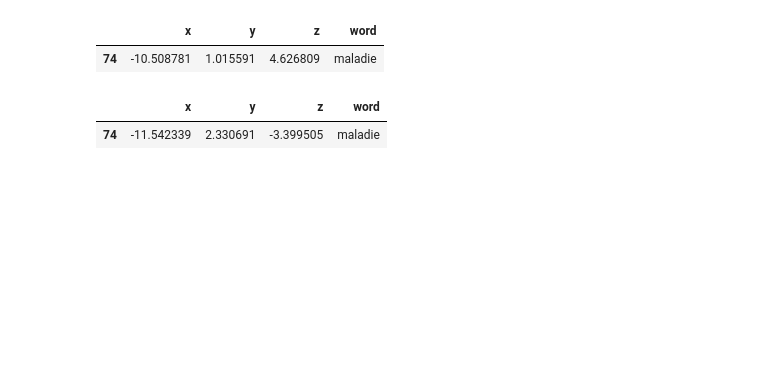
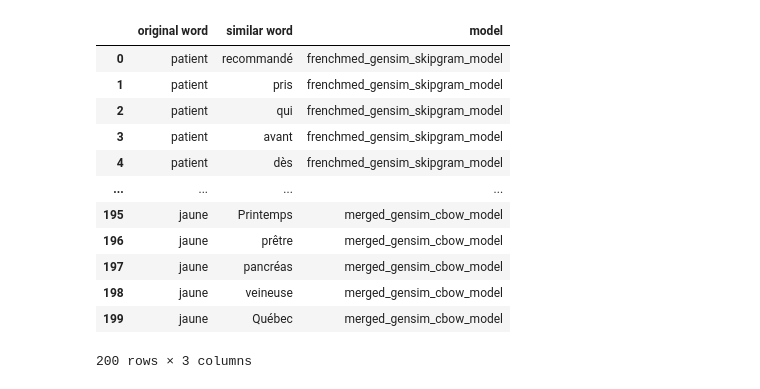
Before and after one commit to Dorin-D/m2-paris-saclay, a Jupyter notebook: textminingchatbots/embedding_style/compute_embeddings.ipynb, the cells around one changed output. Drawn from its saved outputs; the diff is of its cells as text; code cells hidden in the pictures; blank space fills up the shorter version.

```diff
--- a/textminingchatbots/embedding_style/compute_embeddings.ipynb
+++ b/textminingchatbots/embedding_style/compute_embeddings.ipynb
@@ -79,18 +79,23 @@ merged_gensim_cbow_model.train(merged_file, epochs=10, total_words=merged_gensim
 words = ["patient", "traitement", "maladie", "solution", "jaune"]
 
 dictionary_similarities = {}
+
 for word in words:
     dictionary_similarities[word] = {
-        #yes I could've used a dictionary to get all the models, but I wanted to keep it not simple to piss off my teammate
-        "frenchmed_skipgram": [elements[1] for elements in frenchmed_skipgram_model.get_nearest_neighbors(word)] if word in frenchmed_skipgram_model.get_words() else "NaN",
-        "merged_skipgram": [elements[1] for elements in merged_skipgram_model.get_nearest_neighbors(word)] if word in merged_skipgram_model.get_words() else "NaN",
-        "frenchmed_cbow": [elements[1] for elements in frenchmed_cbow_model.get_nearest_neighbors(word)] if word in frenchmed_cbow_model.get_words() else "NaN",
-        "merged_cbow": [elements[1] for elements in merged_cbow_model.get_nearest_neighbors(word)] if word in merged_cbow_model.get_words() else "NaN",
-        "frenchmed_gensim_skipgram": [elements[0] for elements in frenchmed_gensim_skipgram_model.wv.most_similar(word)] if word in frenchmed_gensim_skipgram_model.wv else "NaN",
-        "merged_gensim_skipgram": [elements[0] for elements in merged_gensim_skipgram_model.wv.most_similar(word)] if word in merged_gensim_skipgram_model.wv else "NaN",
-        "frenchmed_gensim_cbow": [elements[0] for elements in frenchmed_gensim_cbow_model.wv.most_similar(word)] if word in frenchmed_gensim_cbow_model.wv else "NaN",
-        "merged_gensim_cbow": [elements[0] for elements in merged_gensim_cbow_model.wv.most_similar(word)] if word in merged_gensim_cbow_model.wv else "NaN"
+        model_name: [elements[0] for elements in model.wv.most_similar(word)] if word in model.wv else "NaN" for model_name, model in models.items()
+    }
+# for word in words:
+#     dictionary_similarities[word] = {
+#         #yes I could've used a dictionary to get all the models, but I wanted to keep it not simple to piss off my teammate
+#         # "frenchmed_skipgram": [elements[1] for elements in frenchmed_skipgram_model.get_nearest_neighbors(word)] if word in frenchmed_skipgram_model.get_words() else "NaN",
+#         # "merged_skipgram": [elements[1] for elements in merged_skipgram_model.get_nearest_neighbors(word)] if word in merged_skipgram_model.get_words() else "NaN",
+#         # "frenchmed_cbow": [elements[1] for elements in frenchmed_cbow_model.get_nearest_neighbors(word)] if word in frenchmed_cbow_model.get_words() else "NaN",
+#         # "merged_cbow": [elements[1] for elements in merged_cbow_model.get_nearest_neighbors(word)] if word in merged_cbow_model.get_words() else "NaN",
+#         # "frenchmed_gensim_skipgram": [elements[0] for elements in frenchmed_gensim_skipgram_model.wv.most_similar(word)] if word in frenchmed_gensim_skipgram_model.wv else "NaN",
+#         # "merged_gensim_skipgram": [elements[0] for elements in merged_gensim_skipgram_model.wv.most_similar(word)] if word in merged_gensim_skipgram_model.wv else "NaN",
+#         # "frenchmed_gensim_cbow": [elements[0] for elements in frenchmed_gensim_cbow_model.wv.most_similar(word)] if word in frenchmed_gensim_cbow_model.wv else "NaN",
+#         # "merged_gensim_cbow": [elements[0] for elements in merged_gensim_cbow_model.wv.most_similar(word)] if word in merged_gensim_cbow_model.wv else "NaN"
 
-    }
+#     }
 
 df = pd.DataFrame(dictionary_similarities)
@@ -96,0 +109,4 @@ df = pd.DataFrame(dictionary_similarities)
+# %%
+# increase column width to allow for better visualization
+pd.set_option('display.max_colwidth', 1000)
+df
@@ -109,3 +132,31 @@ df
+# %%
+# split the pd entries into pairs of original word [column] and the similarities found for each pair
+# first, create a new df with columns "original word", "similar word", "model"
+df_pairs = pd.DataFrame(columns=["original word", "similar word", "model"])
+for word in words:
+    for model in df.index:
+        similar_words = df[word][model]
+        if similar_words != "NaN":
+            for similar_word in similar_words:
+                # add very ineficiently the new entry to the df
+                entry = {"original word": word, "similar word": similar_word, "model": model}
+                df_pairs = pd.concat([df_pairs, pd.DataFrame(entry, index=[0])], ignore_index=True)
+# %%
+df_pairs
+# %% [output]
+|  | original word | similar word | model |
+| 0 | patient | recommandé | frenchmed_gensim_skipgram_model |
+| 1 | patient | pris | frenchmed_gensim_skipgram_model |
+| 2 | patient | qui | frenchmed_gensim_skipgram_model |
+| 3 | patient | avant | frenchmed_gensim_skipgram_model |
+| 4 | patient | dès | frenchmed_gensim_skipgram_model |
+| ... | ... | ... | ... |
+| 195 | jaune | Printemps | merged_gensim_cbow_model |
+| 196 | jaune | prêtre | merged_gensim_cbow_model |
+| 197 | jaune | pancréas | merged_gensim_cbow_model |
+| 198 | jaune | veineuse | merged_gensim_cbow_model |
+| 199 | jaune | Québec | merged_gensim_cbow_model |
+200 rows × 3 columns
 # %%
 #tsne embeddings for
 # %%
@@ -121,15 +172,3 @@ df_2 = pd.DataFrame(X_tsne, columns=['x', 'y', 'z'])
 df_2['word'] = words
 fig = px.scatter_3d(df_2, x='x', y='y', z='z', text='word')
 fig.show()
-# %%
-#find coords of word maladie
-df_2[df_2['word'] == "maladie"]
-# %% [output]
-|  | x | y | z | word |
-| 74 | -10.508781 | 1.015591 | 4.626809 | maladie |
-# %%
-#find coords of word maladie
-df_2[df_2['word'] == "maladie"]
-# %% [output]
-|  | x | y | z | word |
-| 74 | -11.542339 | 2.330691 | -3.399505 | maladie |
```
Also changed, not shown: parts of 9 cells of this notebook.
